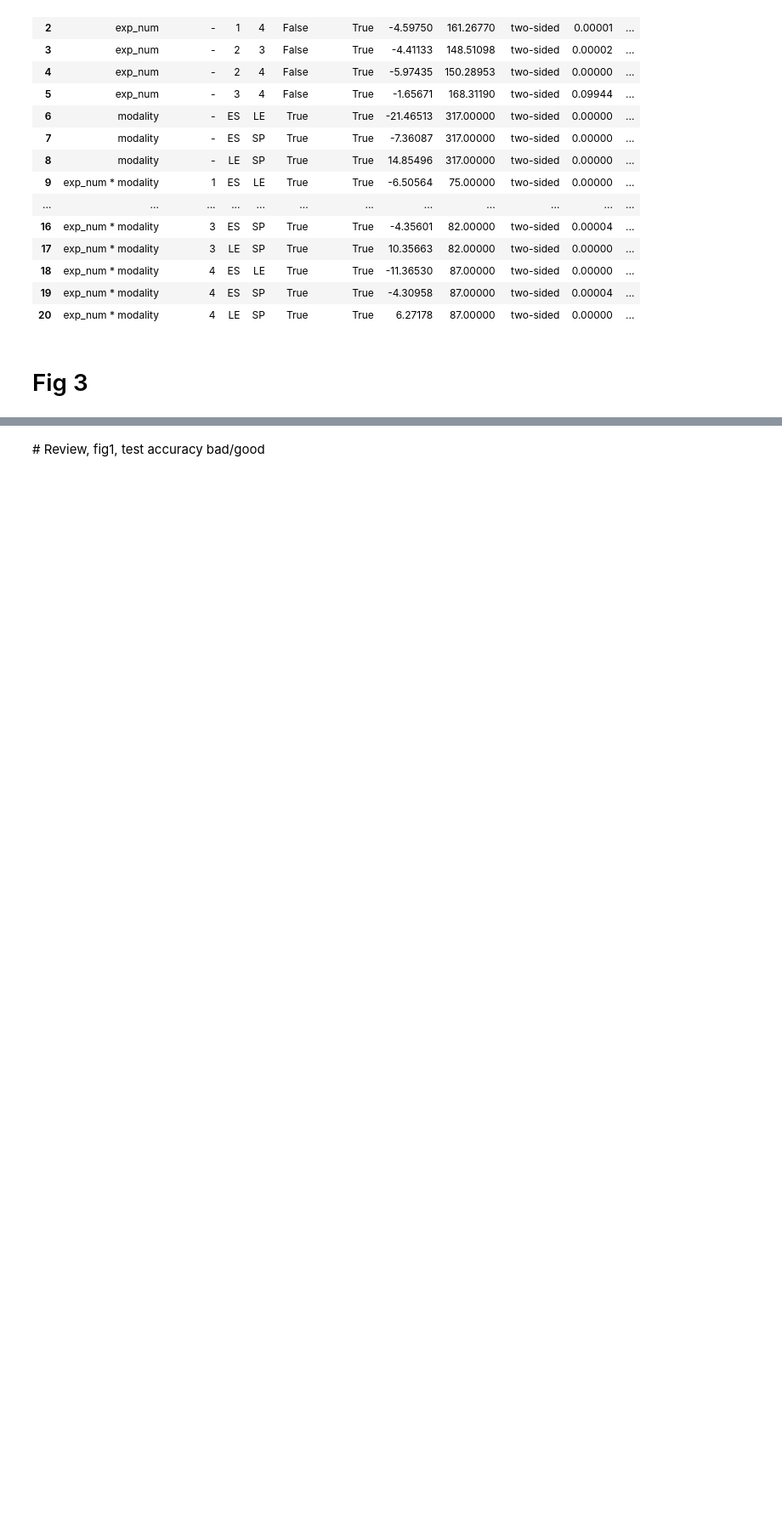
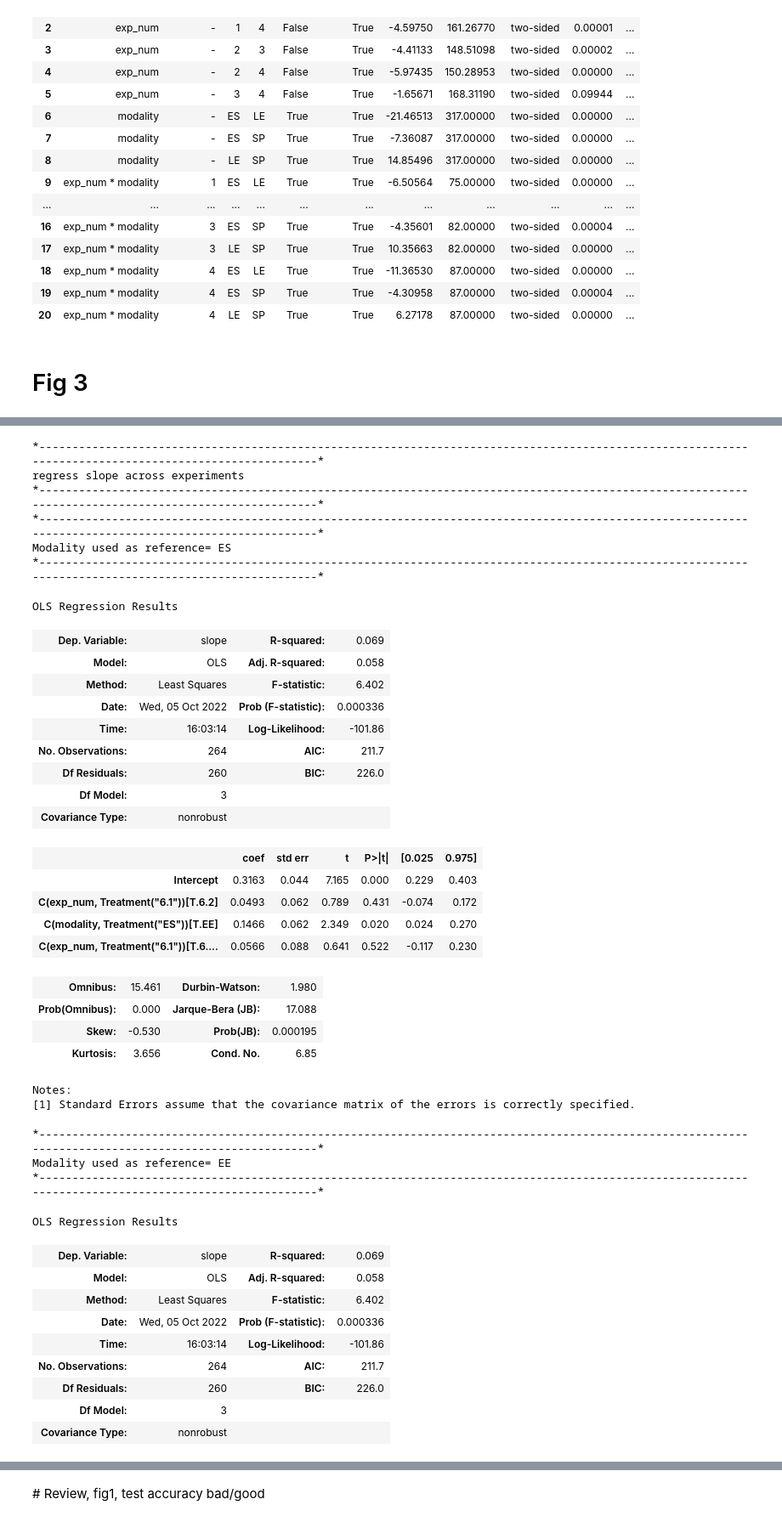
Before and after one commit to bsgarcia/RandCFollowUp, a Jupyter notebook: python/stats.ipynb, the cells around one changed output, grey strips where cells are left out. Shown: that part at 85% size. Saved outputs shown, nothing was run; the diff lists cells and outputs as text; code cells hidden in the pictures; blank space fills up the shorter version.

```diff
--- a/python/stats.ipynb
+++ b/python/stats.ipynb
@@ -362,0 +407,51 @@ N cols= 4
+# %%
+# test performance within exp and across cond with regression
+print_section('regress slope across experiments')
+
+df['exp_num'] = df['exp_num'].astype(str)
+df = df[df.exp_num!='5.0']
+# iterate through each modality and set it as "reference modality" to get "absolute slopes" for each
+for modality in ('ES', 'EE'):
+    print_section('Modality used as reference= ' + modality)
+    smf.ols(f'slope ~ C(exp_num, Treatment("6.1")) * C(modality, Treatment("{modality}"))', data=df).fit().summary()
+# %% [output]
+*------------------------------------------------------------------------------------------------------------------------------------------------------*
+regress slope across experiments
+*------------------------------------------------------------------------------------------------------------------------------------------------------*
+*------------------------------------------------------------------------------------------------------------------------------------------------------*
+Modality used as reference= ES
+*------------------------------------------------------------------------------------------------------------------------------------------------------*
+OLS Regression Results
+| Dep. Variable: | slope | R-squared: | 0.069 |
+| Model: | OLS | Adj. R-squared: | 0.058 |
+| Method: | Least Squares | F-statistic: | 6.402 |
+| Date: | Wed, 05 Oct 2022 | Prob (F-statistic): | 0.000336 |
+| Time: | 16:03:14 | Log-Likelihood: | -101.86 |
+| No. Observations: | 264 | AIC: | 211.7 |
+| Df Residuals: | 260 | BIC: | 226.0 |
+| Df Model: | 3 |  |  |
+| Covariance Type: | nonrobust |  |  |
+|  | coef | std err | t | P>|t| | [0.025 | 0.975] |
+| Intercept | 0.3163 | 0.044 | 7.165 | 0.000 | 0.229 | 0.403 |
+| C(exp_num, Treatment("6.1"))[T.6.2] | 0.0493 | 0.062 | 0.789 | 0.431 | -0.074 | 0.172 |
+| C(modality, Treatment("ES"))[T.EE] | 0.1466 | 0.062 | 2.349 | 0.020 | 0.024 | 0.270 |
+| C(exp_num, Treatment("6.1"))[T.6.... | 0.0566 | 0.088 | 0.641 | 0.522 | -0.117 | 0.230 |
+| Omnibus: | 15.461 | Durbin-Watson: | 1.980 |
+| Prob(Omnibus): | 0.000 | Jarque-Bera (JB): | 17.088 |
+| Skew: | -0.530 | Prob(JB): | 0.000195 |
+| Kurtosis: | 3.656 | Cond. No. | 6.85 |
+Notes:
+[1] Standard Errors assume that the covariance matrix of the errors is correctly specified.
+*------------------------------------------------------------------------------------------------------------------------------------------------------*
+Modality used as reference= EE
+*------------------------------------------------------------------------------------------------------------------------------------------------------*
+OLS Regression Results
+| Dep. Variable: | slope | R-squared: | 0.069 |
+| Model: | OLS | Adj. R-squared: | 0.058 |
+| Method: | Least Squares | F-statistic: | 6.402 |
+| Date: | Wed, 05 Oct 2022 | Prob (F-statistic): | 0.000336 |
+| Time: | 16:03:14 | Log-Likelihood: | -101.86 |
+| No. Observations: | 264 | AIC: | 211.7 |
+| Df Residuals: | 260 | BIC: | 226.0 |
+| Df Model: | 3 |  |  |
+| Covariance Type: | nonrobust |  |  |
```
Also changed, not shown: parts of 13 cells of this notebook.
